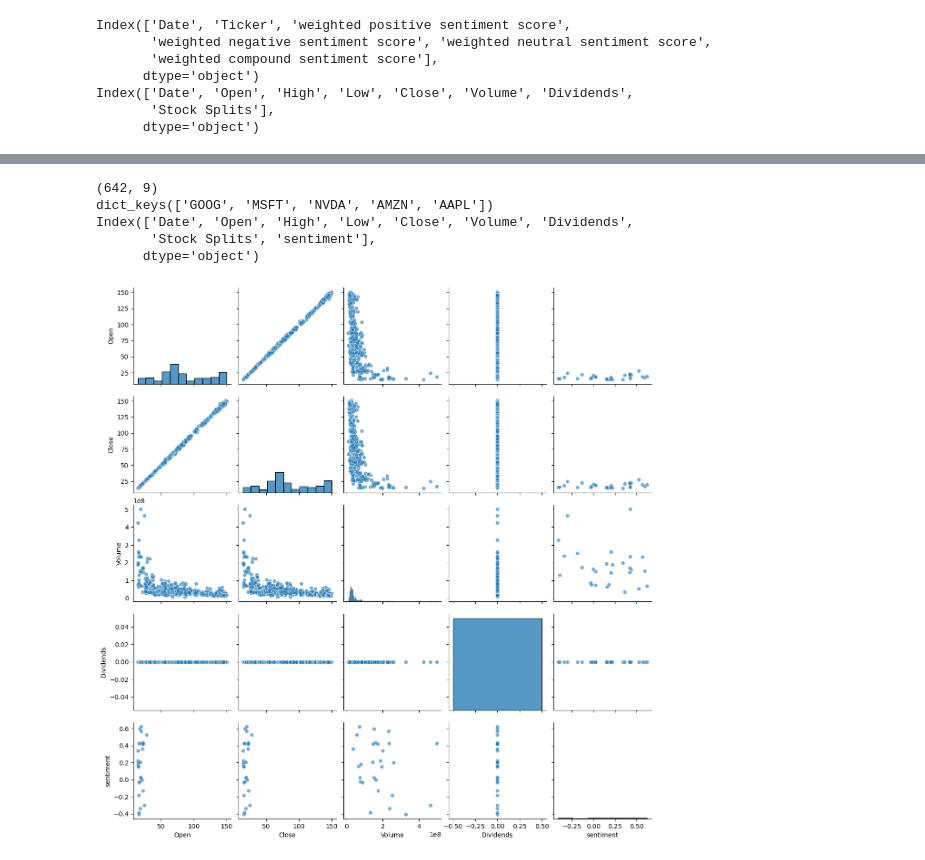
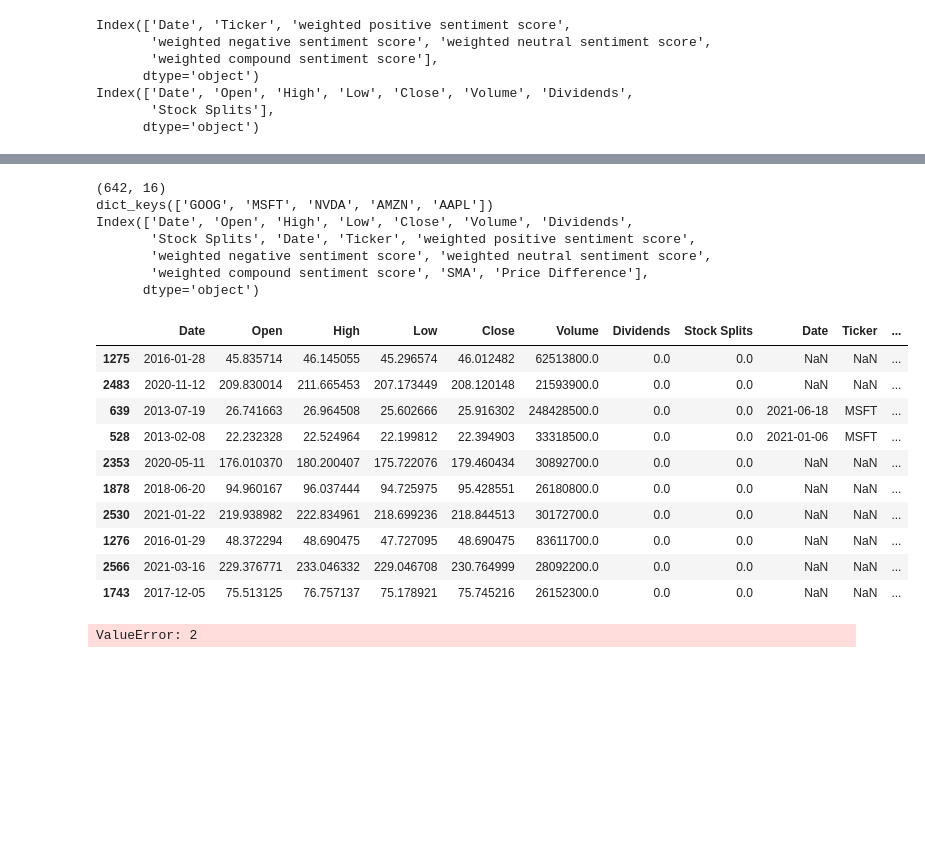
Before and after one commit to rishabhtyagi989/SIGNS_2024, a Jupyter notebook: stock_data_expl.ipynb, the cells around one changed output, grey strips where cells are left out. Drawn from its saved outputs; the diff is of its cells as text; code cells hidden in the pictures; blank space fills up the shorter version.

```diff
--- a/stock_data_expl.ipynb
+++ b/stock_data_expl.ipynb
@@ -96,25 +177,41 @@ ValueError: Cannot set a DataFrame with multiple columns to the single column se
 # %%
 print(stock_data['GOOG'].shape)
 print(stock_data.keys())
 
 columns = stock_data['GOOG'].keys()
 print(columns)
+
+
+stock_data['MSFT'].sample(10)
 # %% [output]
-(642, 9)
+(642, 16)
 dict_keys(['GOOG', 'MSFT', 'NVDA', 'AMZN', 'AAPL'])
 Index(['Date', 'Open', 'High', 'Low', 'Close', 'Volume', 'Dividends',
-       'Stock Splits', 'sentiment'],
+       'Stock Splits', 'Date', 'Ticker', 'weighted positive sentiment score',
+       'weighted negative sentiment score', 'weighted neutral sentiment score',
+       'weighted compound sentiment score', 'SMA', 'Price Difference'],
       dtype='object')
+|  | Date | Open | High | Low | Close | Volume | Dividends | Stock Splits | Date | Ticker | ... |
+| 1275 | 2016-01-28 | 45.835714 | 46.145055 | 45.296574 | 46.012482 | 62513800.0 | 0.0 | 0.0 | NaN | NaN | ... |
+| 2483 | 2020-11-12 | 209.830014 | 211.665453 | 207.173449 | 208.120148 | 21593900.0 | 0.0 | 0.0 | NaN | NaN | ... |
+| 639 | 2013-07-19 | 26.741663 | 26.964508 | 25.602666 | 25.916302 | 248428500.0 | 0.0 | 0.0 | 2021-06-18 | MSFT | ... |
+| 528 | 2013-02-08 | 22.232328 | 22.524964 | 22.199812 | 22.394903 | 33318500.0 | 0.0 | 0.0 | 2021-01-06 | MSFT | ... |
+| 2353 | 2020-05-11 | 176.010370 | 180.200407 | 175.722076 | 179.460434 | 30892700.0 | 0.0 | 0.0 | NaN | NaN | ... |
+| 1878 | 2018-06-20 | 94.960167 | 96.037444 | 94.725975 | 95.428551 | 26180800.0 | 0.0 | 0.0 | NaN | NaN | ... |
+| 2530 | 2021-01-22 | 219.938982 | 222.834961 | 218.699236 | 218.844513 | 30172700.0 | 0.0 | 0.0 | NaN | NaN | ... |
+| 1276 | 2016-01-29 | 48.372294 | 48.690475 | 47.727095 | 48.690475 | 83611700.0 | 0.0 | 0.0 | NaN | NaN | ... |
+| 2566 | 2021-03-16 | 229.376771 | 233.046332 | 229.046708 | 230.764999 | 28092200.0 | 0.0 | 0.0 | NaN | NaN | ... |
+| 1743 | 2017-12-05 | 75.513125 | 76.757137 | 75.178921 | 75.745216 | 26152300.0 | 0.0 | 0.0 | NaN | NaN | ... |
 # %%
 
 
 sns.pairplot(data = stock_data['GOOG'],
-                x_vars = ['Open', 'Close', 'Volume', 'Dividends', 'sentiment'],
-                y_vars = ['Open', 'Close', 'Volume', 'Dividends', 'sentiment'],
+                x_vars = ['Close', 'Volume' ],
+                y_vars = ['Close', 'Volume'],
                 plot_kws = {'alpha':.6})
 
 plt.show()
 # %% [output]
-[figure, removed]
+ValueError: 2
 # %%
 plt.scatter(stock_data['GOOG']['Volume'], stock_data['GOOG']['Close'])
```
Also changed, not shown: parts of 6 cells of this notebook, 1 other file.
